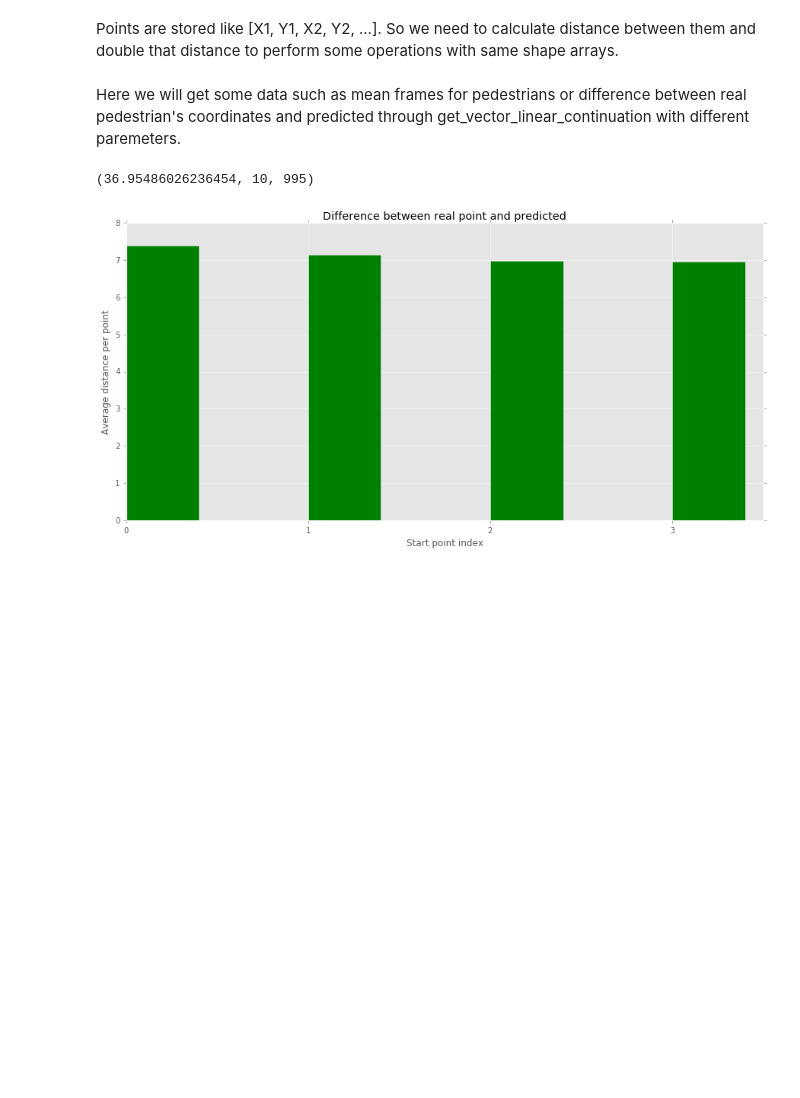
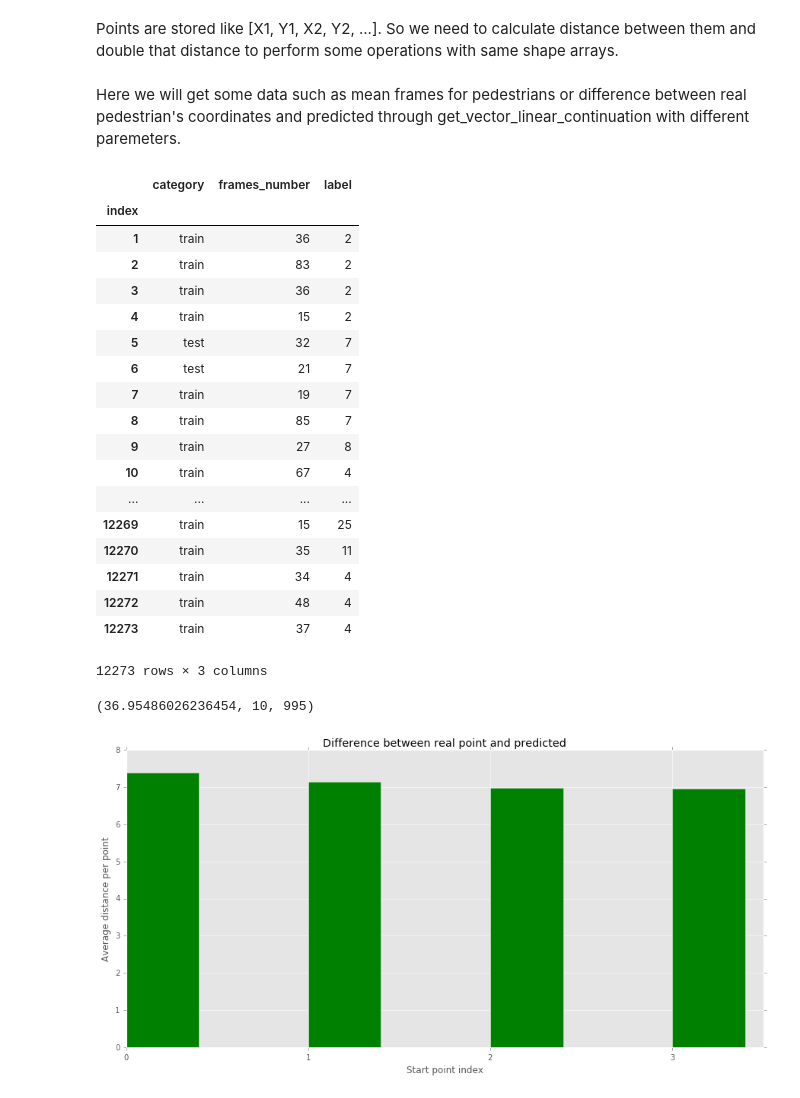
Before and after one commit to avgaydashenko/cuddly-robot, a Jupyter notebook: baseline_distance_between_real_points_and_predicted.ipynb, the cells around one changed output. Cells and saved outputs as stored; diff of their text form; code cells hidden in the pictures; blank space fills up the shorter version.

```diff
--- a/baseline_distance_between_real_points_and_predicted.ipynb
+++ b/baseline_distance_between_real_points_and_predicted.ipynb
@@ -74,6 +74,28 @@ def download_pedestrian(index):
 labels = pd.read_csv('src/pedestrian_labels_and_test_and_train_separation.csv', index_col=0)
 # %% [markdown]
 Here we will get some data such as mean frames for pedestrians or difference between real pedestrian's coordinates and predicted through get_vector_linear_continuation with different paremeters.
+# %%
+labels
+# %% [output]
+|  | category | frames_number | label |
+| index |  |  |  |
+| 1 | train | 36 | 2 |
+| 2 | train | 83 | 2 |
+| 3 | train | 36 | 2 |
+| 4 | train | 15 | 2 |
+| 5 | test | 32 | 7 |
+| 6 | test | 21 | 7 |
+| 7 | train | 19 | 7 |
+| 8 | train | 85 | 7 |
+| 9 | train | 27 | 8 |
+| 10 | train | 67 | 4 |
+| ... | ... | ... | ... |
+| 12269 | train | 15 | 25 |
+| 12270 | train | 35 | 11 |
+| 12271 | train | 34 | 4 |
+| 12272 | train | 48 | 4 |
+| 12273 | train | 37 | 4 |
+12273 rows × 3 columns
 # %%
 labels['frames_number'].mean(), labels['frames_number'].min(), labels['frames_number'].max()
 # %% [output]
```
Also changed, not shown: 3 other files.
